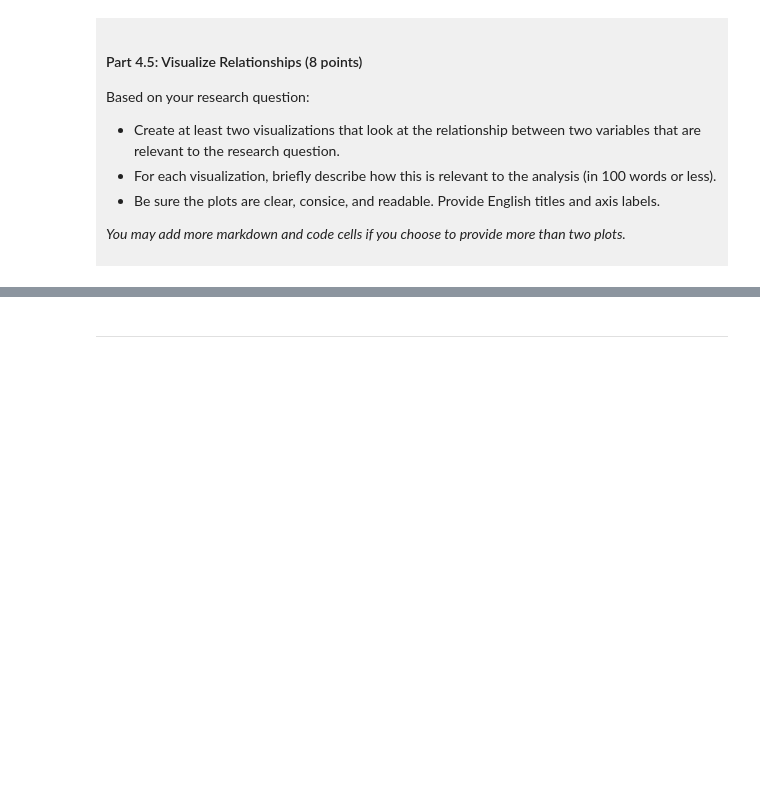
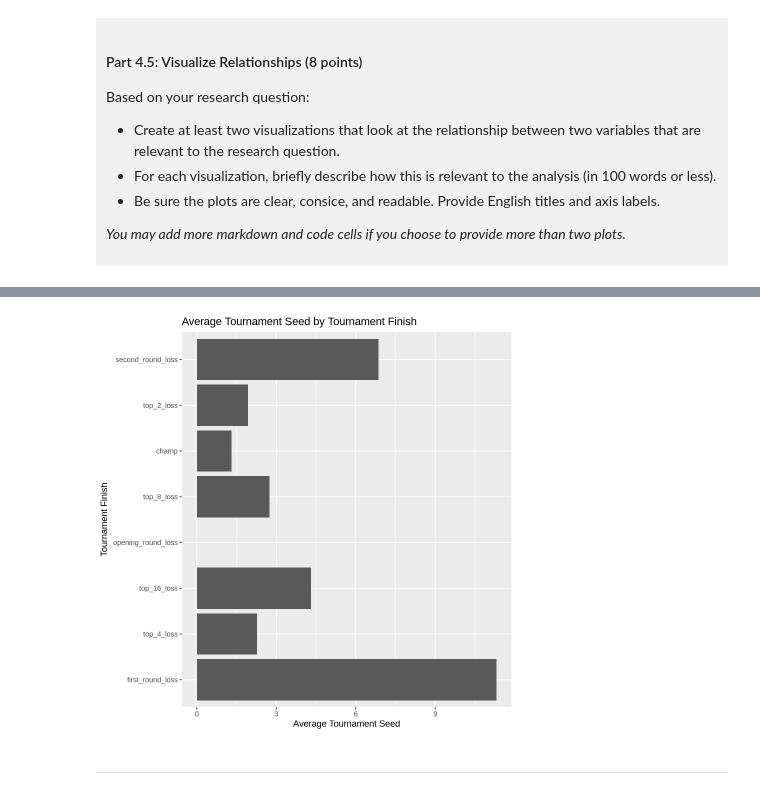
Before and after one commit to ivan909-ivan/dsci-100-project-ivan-hou, a Jupyter notebook: dsci-100-project-notebook.ipynb, the cells around one changed output, grey strips where cells are left out. Cells and saved outputs as stored; diff of their text form; code cells hidden in the pictures; blank space fills up the shorter version.

```diff
--- a/dsci-100-project-notebook.ipynb
+++ b/dsci-100-project-notebook.ipynb
@@ -333,5 +405,16 @@ Visualization 2: %%% EDIT THIS MARKDOWN CELL%%%
 # %%
-### EDIT THIS CODE CELL FOR VISUALIZATION 2###
+# Calculate the average seed for each tournament finish
+seed_summary <- womens_march_madness_tidy |>
+  group_by(tourney_finish) |>
+  summarize(avg_seed = mean(seed, na.rm = TRUE))
+
+# Plot the average tournament seed
+seed_summary |>
+  ggplot(aes(x = avg_seed, y = tourney_finish)) +
+  geom_bar(stat = "identity") +
+  labs(title = "Average Tournament Seed by Tournament Finish", x = "Average Tournament Seed", y = "Tournament Finish")
+# %% [output]
+[figure, added]
 # %% [markdown]
 ------
 # %% [markdown]
```
Also changed, not shown: parts of 10 cells of this notebook.
